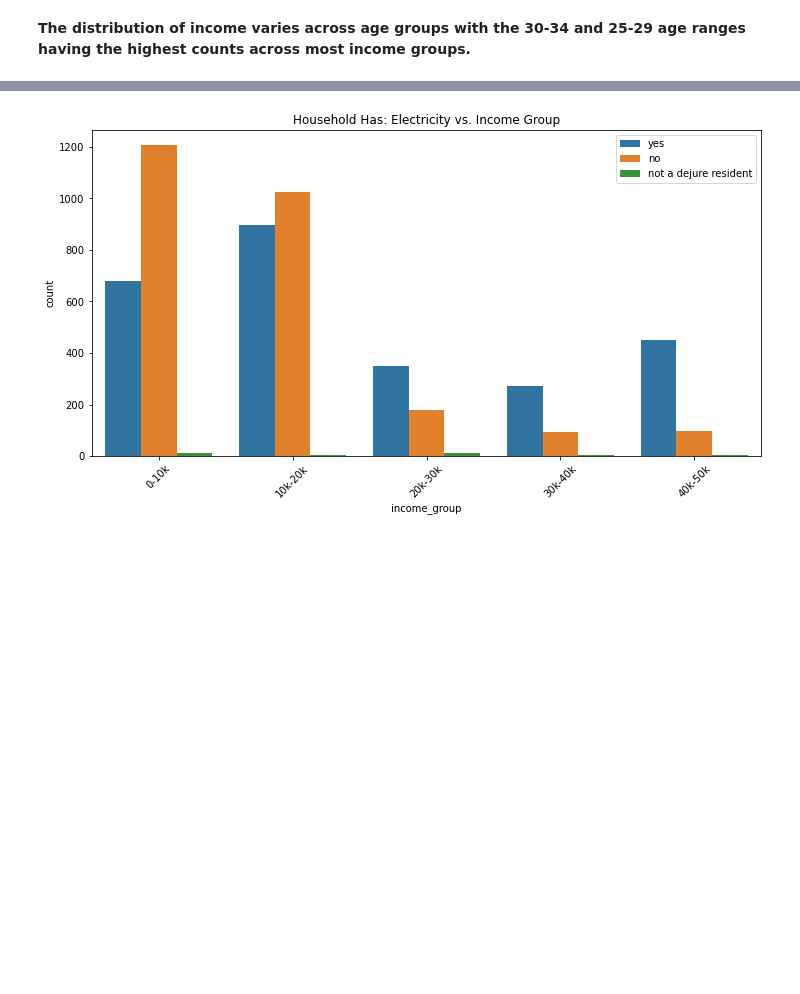
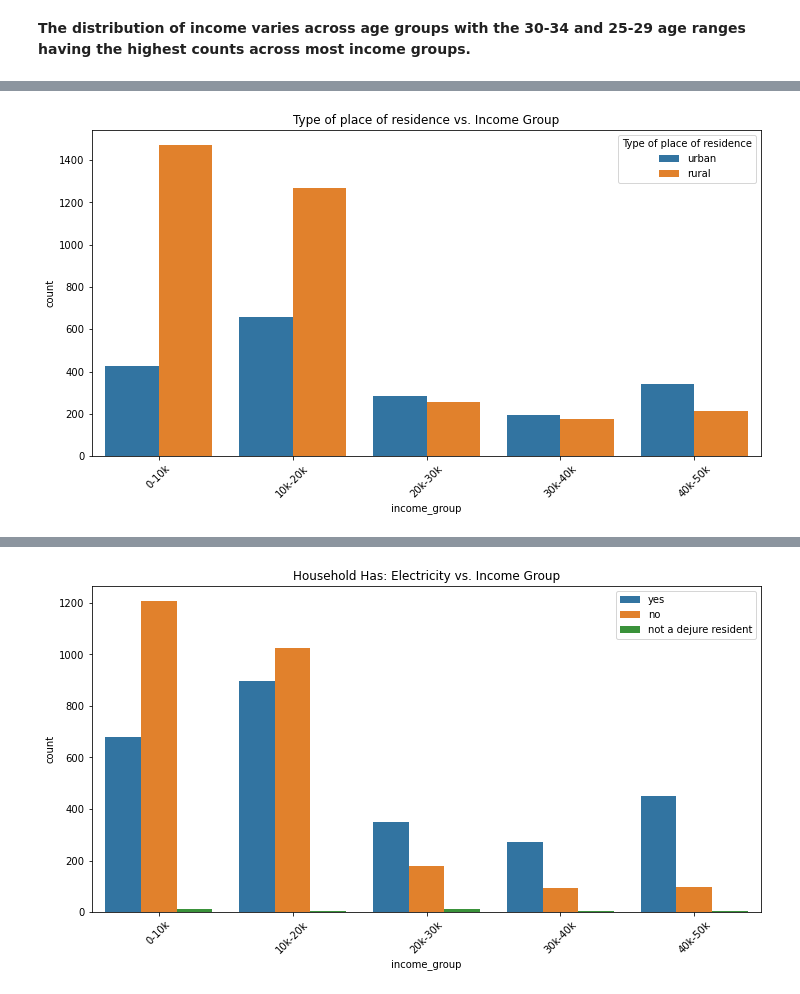
Before and after one commit to itsyourgirlnicky/Prediciting-Contributions-of-Informal-Workers-to-the-SHIF, a Jupyter notebook: Capstone_Project.ipynb, the cells around one changed output, grey strips where cells are left out. Drawn from its saved outputs; the diff is of its cells as text; code cells hidden in the pictures; blank space fills up the shorter version.

```diff
--- a/Capstone_Project.ipynb
+++ b/Capstone_Project.ipynb
@@ -1079,0 +1090,11 @@ plt.show()
+# %%
+# Type of place of residence vs. Income group
+
+plt.figure(figsize=(12, 6))
+sns.countplot(x='income_group', hue='type of place of residence', data=df)
+plt.title("Type of place of residence vs. Income Group")
+plt.xticks(rotation=45)
+plt.legend(title='Type of place of residence')
+plt.show()
+# %% [output]
+[figure, added]
```
Also changed, not shown: parts of 181 cells of this notebook.
